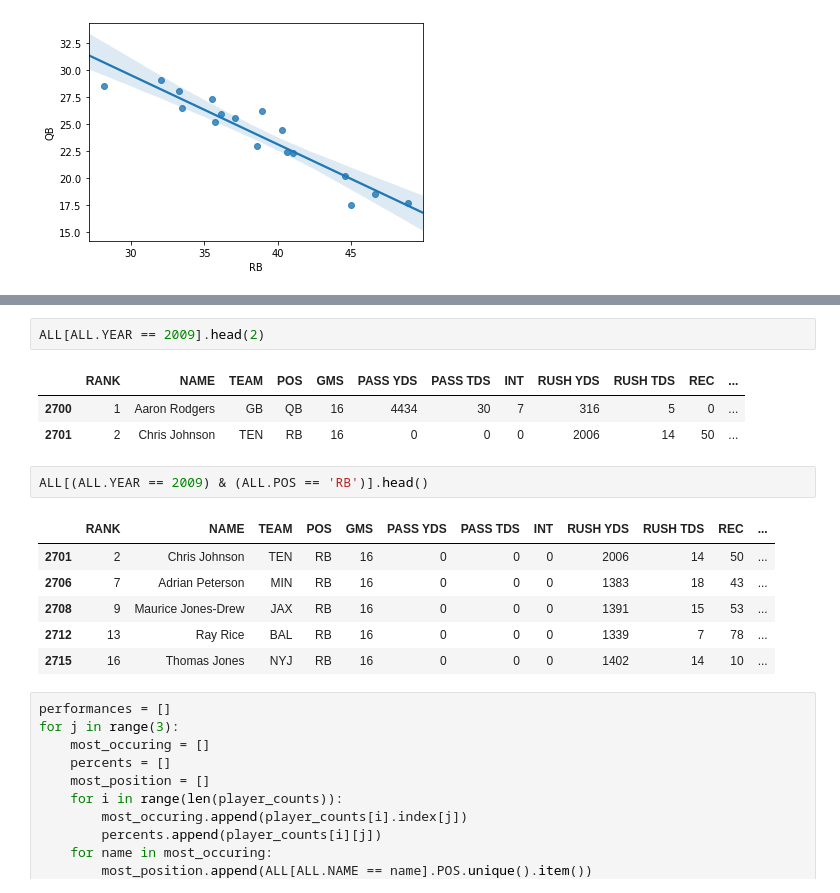
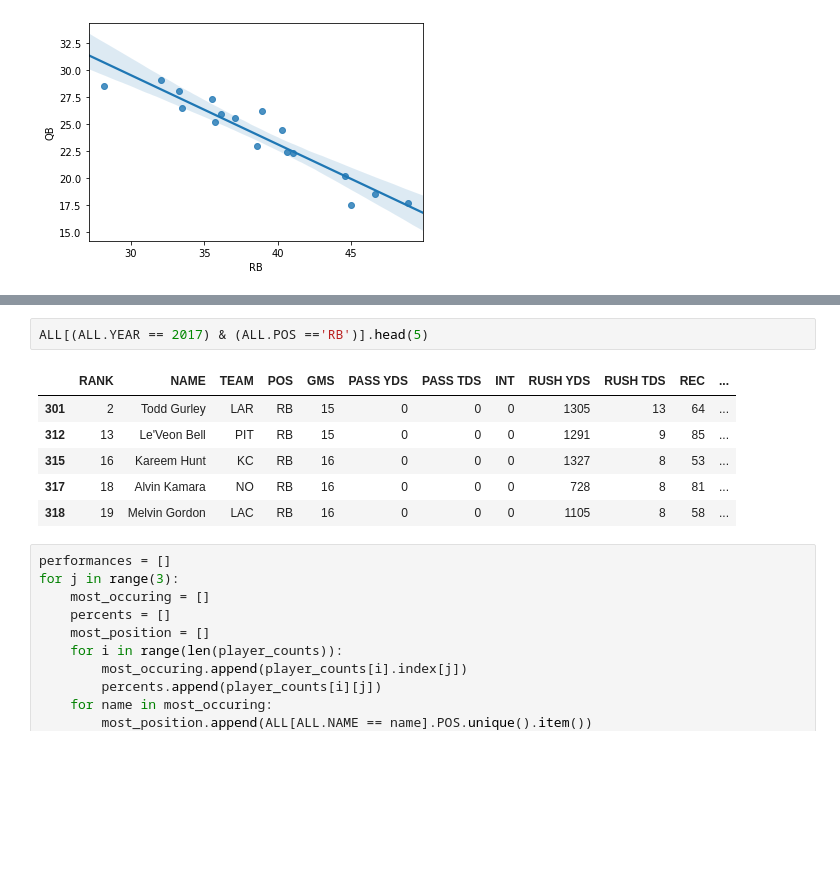
Before and after one commit to jlwalsh13/Capstone_1, a Jupyter notebook: ff_draft_sim.ipynb, the cells around one changed output, grey strips where cells are left out. Drawn from its saved outputs; the diff is of its cells as text; blank space fills up the shorter version.

```diff
--- a/ff_draft_sim.ipynb
+++ b/ff_draft_sim.ipynb
@@ -497,18 +468,12 @@ Name: NAME, dtype: float64
 # %%
-ALL[ALL.YEAR == 2009].head(2)
+ALL[(ALL.YEAR == 2017) & (ALL.POS =='RB')].head(5)
 # %% [output]
 |  | RANK | NAME | TEAM | POS | GMS | PASS YDS | PASS TDS | INT | RUSH YDS | RUSH TDS | REC | ... |
-| 2700 | 1 | Aaron Rodgers | GB | QB | 16 | 4434 | 30 | 7 | 316 | 5 | 0 | ... |
-| 2701 | 2 | Chris Johnson | TEN | RB | 16 | 0 | 0 | 0 | 2006 | 14 | 50 | ... |
+| 301 | 2 | Todd Gurley | LAR | RB | 15 | 0 | 0 | 0 | 1305 | 13 | 64 | ... |
+| 312 | 13 | Le'Veon Bell | PIT | RB | 15 | 0 | 0 | 0 | 1291 | 9 | 85 | ... |
+| 315 | 16 | Kareem Hunt | KC | RB | 16 | 0 | 0 | 0 | 1327 | 8 | 53 | ... |
+| 317 | 18 | Alvin Kamara | NO | RB | 16 | 0 | 0 | 0 | 728 | 8 | 81 | ... |
+| 318 | 19 | Melvin Gordon | LAC | RB | 16 | 0 | 0 | 0 | 1105 | 8 | 58 | ... |
-# %%
-ALL[(ALL.YEAR == 2009) & (ALL.POS == 'RB')].head()
-# %% [output]
-|  | RANK | NAME | TEAM | POS | GMS | PASS YDS | PASS TDS | INT | RUSH YDS | RUSH TDS | REC | ... |
-| 2701 | 2 | Chris Johnson | TEN | RB | 16 | 0 | 0 | 0 | 2006 | 14 | 50 | ... |
-| 2706 | 7 | Adrian Peterson | MIN | RB | 16 | 0 | 0 | 0 | 1383 | 18 | 43 | ... |
-| 2708 | 9 | Maurice Jones-Drew | JAX | RB | 16 | 0 | 0 | 0 | 1391 | 15 | 53 | ... |
-| 2712 | 13 | Ray Rice | BAL | RB | 16 | 0 | 0 | 0 | 1339 | 7 | 78 | ... |
-| 2715 | 16 | Thomas Jones | NYJ | RB | 16 | 0 | 0 | 0 | 1402 | 14 | 10 | ... |
 # %%
 performances = []
 for j in range(3):
```
Also changed, not shown: parts of 9 cells of this notebook, 2 other files.
